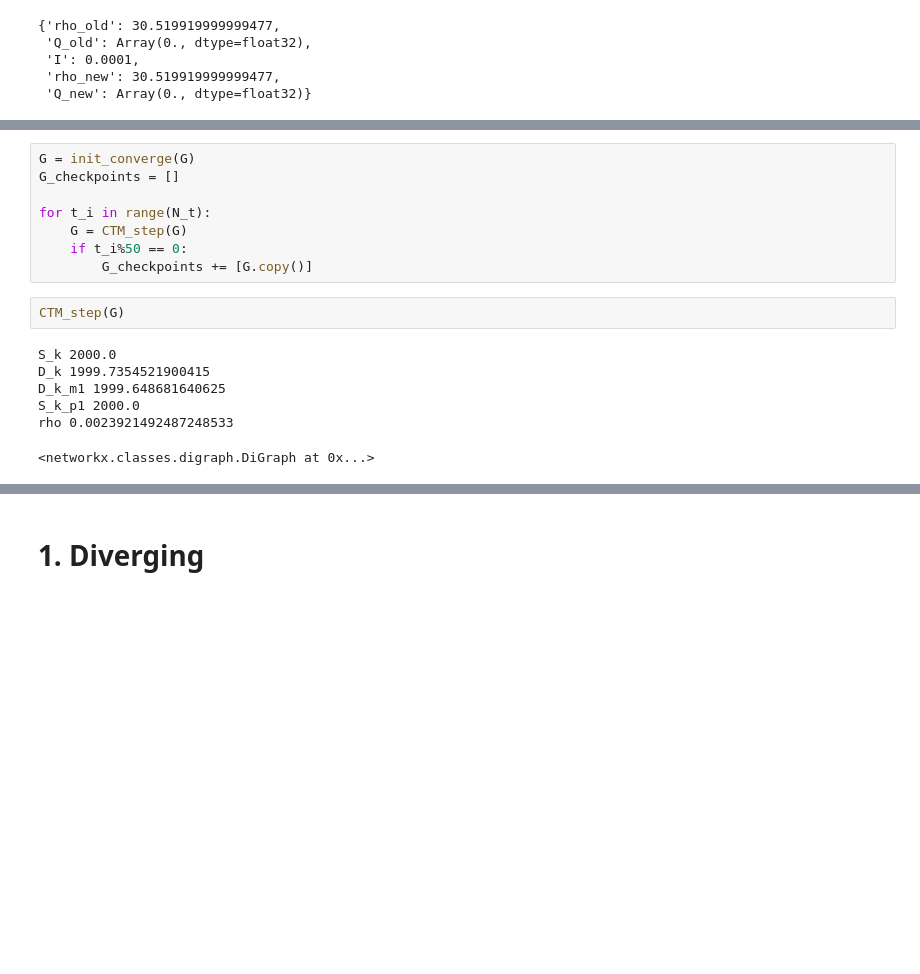
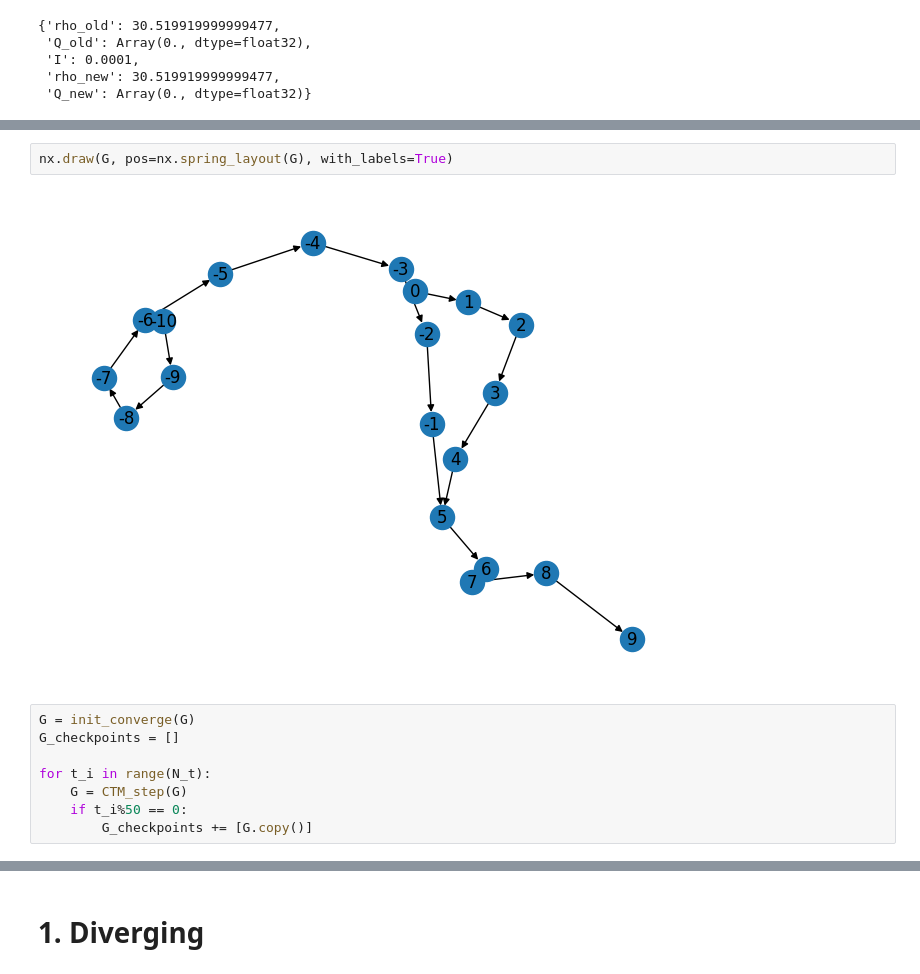
Before and after one commit to dani2442/TrafficFlow, a Jupyter notebook: notebooks/CTM_general.ipynb, the cells around one changed output, grey strips where cells are left out. Saved outputs shown, nothing was run; the diff lists cells and outputs as text; blank space fills up the shorter version.

```diff
--- a/notebooks/CTM_general.ipynb
+++ b/notebooks/CTM_general.ipynb
@@ -204,3 +208,7 @@ plt.plot()
+# %%
+nx.draw(G, pos=nx.spring_layout(G), with_labels=True)
+# %% [output]
+[figure, added]
 # %%
 G = init_converge(G)
 G_checkpoints = []
@@ -209,15 +217,6 @@ for t_i in range(N_t):
     G = CTM_step(G)
     if t_i%50 == 0:
         G_checkpoints += [G.copy()]
-# %%
-CTM_step(G)
-# %% [output]
-S_k 2000.0
-D_k 1999.7354521900415
-D_k_m1 1999.648681640625
-S_k_p1 2000.0
-rho 0.0023921492487248533
-<networkx.classes.digraph.DiGraph at 0x...>
 # %%
 f, axs = plt.subplots(7, 2, figsize=(20,20))
 for i, ax in enumerate(axs.reshape(-1)):
```
Also changed, not shown: parts of 5 cells of this notebook.
